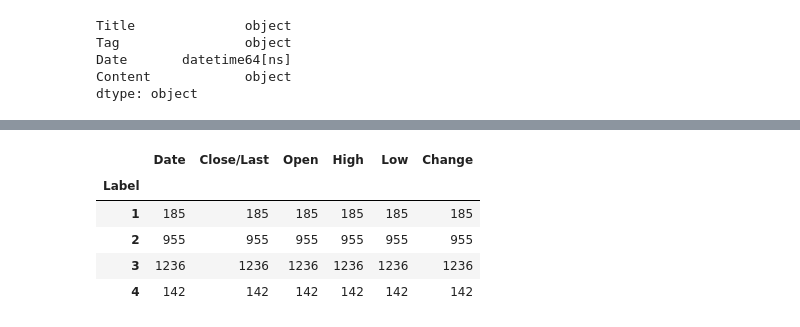
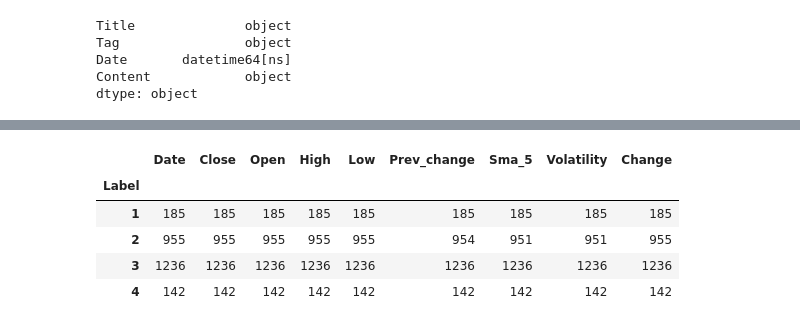
Before and after one commit to andrei-shabanov/stock-news-analytics, a Jupyter notebook: 2.1_data_preparation_news.ipynb, the cells around one changed output, grey strips where cells are left out. Cells and saved outputs as stored; diff of their text form; code cells hidden in the pictures.

```diff
--- a/2.1_data_preparation_news.ipynb
+++ b/2.1_data_preparation_news.ipynb
@@ -27,3 +27,16 @@ Tag                object
 Date       datetime64[ns]
 Content            object
 dtype: object
+# %%
+df_price.sort_values('Date', inplace=True)
+
+df_price.rename(columns={'Close/Last': 'Close'}, inplace=True)
+
+df_price['Prev_change'] = df_price['Close'].pct_change()
+
+# 2. Скользящая средняя закрытия за 5 дней
+df_price['Sma_5'] = df_price['Close'].rolling(window=5).mean() # rolling avg for the last 5 days
+
+df_price['Volatility'] = df_price['Close'].rolling(window=5).std() # volatility for the last 5 days
+
+df_price.head(10)
@@ -30,38 +55,39 @@ dtype: object
 # %%
 # Kursveränderung berechnen
 df_price['Change'] = np.round(
-            (df_price['Open'] - df_price['Close/Last']) / df_price['Open'], 5
+            (df_price['Open'] - df_price['Close']) / df_price['Open'], 5
         )
 
 # Label anhand der Kursveränderung
 # 1 - Strong gain (>= +20%)
 # 2 - Significant gain (+13% to <20%)
 # 3 - Moderate gain (+7% to <13%)
 # 4 - Stable gain (3% to <+7%)
 # 5 - Stable neutral gain (1.5% to <+3%)
 # 6 - Neutral (volatility) (-1.5% to <+1.5%)
 # 7 - Stable neutral loss (3% to <-1.5%)
 # 8 - Stable loss (-7% to <-3%)
 # 9 - Moderate loss (-13% to <-7%)
 # 10 - Significant loss (-20% to <-13%)
 # 11 - Strong loss (< -20%)
 conditions = [
     ((df_price['Change'] >= 0.015)), # 1
     ((df_price['Change'] >= 0) & (df_price['Change'] < 0.015)), # 2
-    ((df_price['Change'] >= -0.015) & (df_price['Change'] < 0)), # 2
-    ((df_price['Change'] < -0.015)) # 3
+    ((df_price['Change'] >= -0.015) & (df_price['Change'] < 0)), # 3
+    ((df_price['Change'] < -0.015)) # 4
 ]
 labels = [1, 2, 3, 4]
 df_price['Label'] = np.select(conditions, labels)
 
+df_price.head(10)
 df_price.groupby(by=['Label']).count()
 # %% [output]
-|  | Date | Close/Last | Open | High | Low | Change |
-| Label |  |  |  |  |  |  |
-| 1 | 185 | 185 | 185 | 185 | 185 | 185 |
-| 2 | 955 | 955 | 955 | 955 | 955 | 955 |
-| 3 | 1236 | 1236 | 1236 | 1236 | 1236 | 1236 |
-| 4 | 142 | 142 | 142 | 142 | 142 | 142 |
+|  | Date | Close | Open | High | Low | Prev_change | Sma_5 | Volatility | Change |
+| Label |  |  |  |  |  |  |  |  |  |
+| 1 | 185 | 185 | 185 | 185 | 185 | 185 | 185 | 185 | 185 |
+| 2 | 955 | 955 | 955 | 955 | 955 | 954 | 951 | 951 | 955 |
+| 3 | 1236 | 1236 | 1236 | 1236 | 1236 | 1236 | 1236 | 1236 | 1236 |
+| 4 | 142 | 142 | 142 | 142 | 142 | 142 | 142 | 142 | 142 |
 # %%
 # decoupling, case-correction, pyrtial hyphen-resolution
 
```
Also changed, not shown: parts of 3 cells of this notebook, 1 other file.
